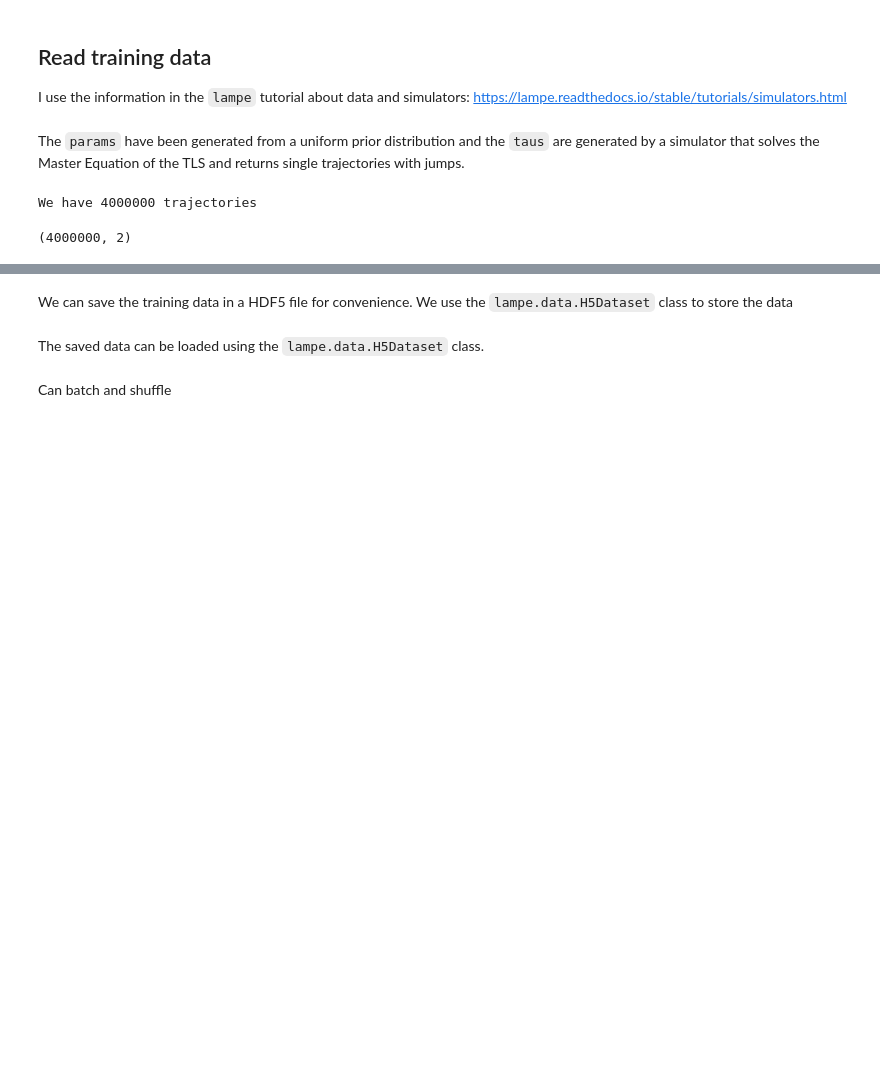
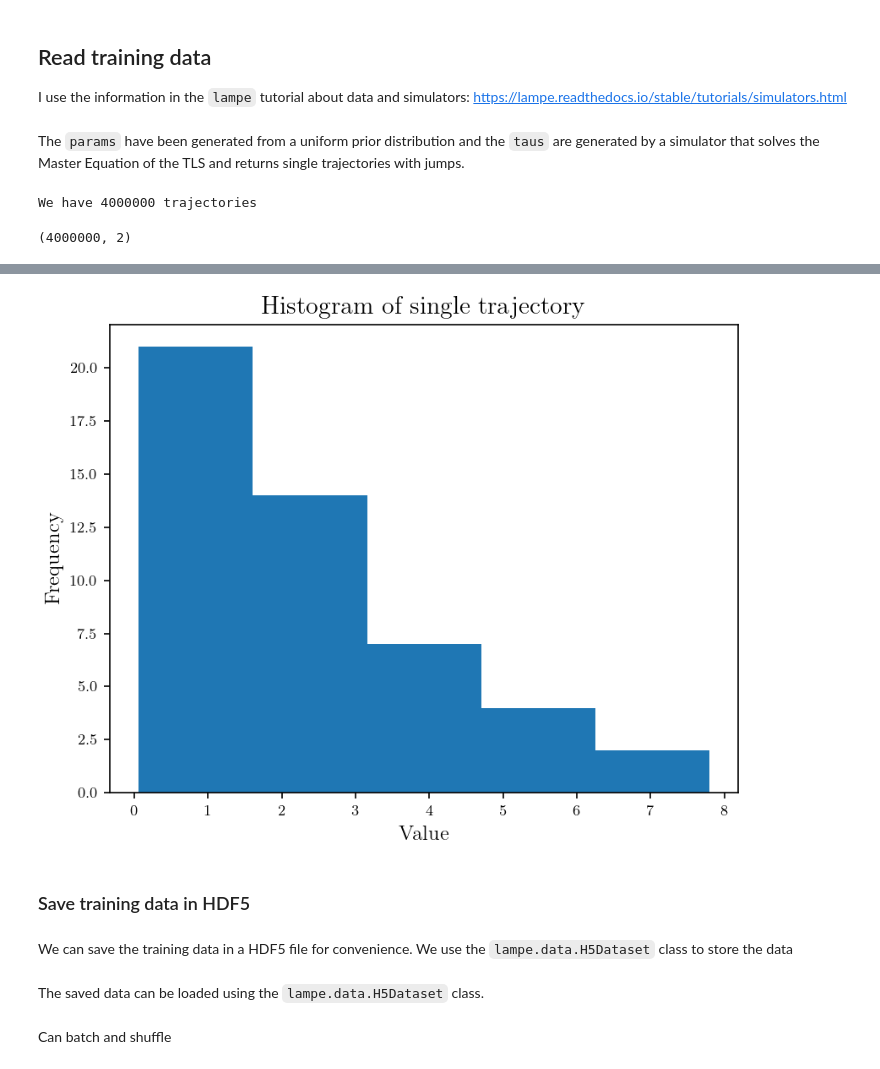
Before and after one commit to CarlosSMWolff/ParamEst-NN, a Jupyter notebook: notebooks/4-NPE.ipynb, the cells around one changed output, grey strips where cells are left out. Saved outputs shown, nothing was run; the diff lists cells and outputs as text; code cells hidden in the pictures; blank space fills up the shorter version.

```diff
--- a/notebooks/4-NPE.ipynb
+++ b/notebooks/4-NPE.ipynb
@@ -41,3 +68,16 @@ plt.show()
+# %%
+element_index = 0  # Index of the element in taus
+element = taus[element_index]  # Get the element from taus
+
+plt.hist(element, bins=5)
+plt.xlabel('Value')
+plt.ylabel('Frequency')
+plt.title('Histogram of single trajectory')
+plt.show()
+# %% [output]
+[figure, added]
+# %% [markdown]
+### Save training data in HDF5
 # %% [markdown]
 We can save the training data in a HDF5 file for convenience. We use the `lampe.data.H5Dataset` class to store the data
 # %%
```
Also changed, not shown: parts of 38 cells of this notebook.
